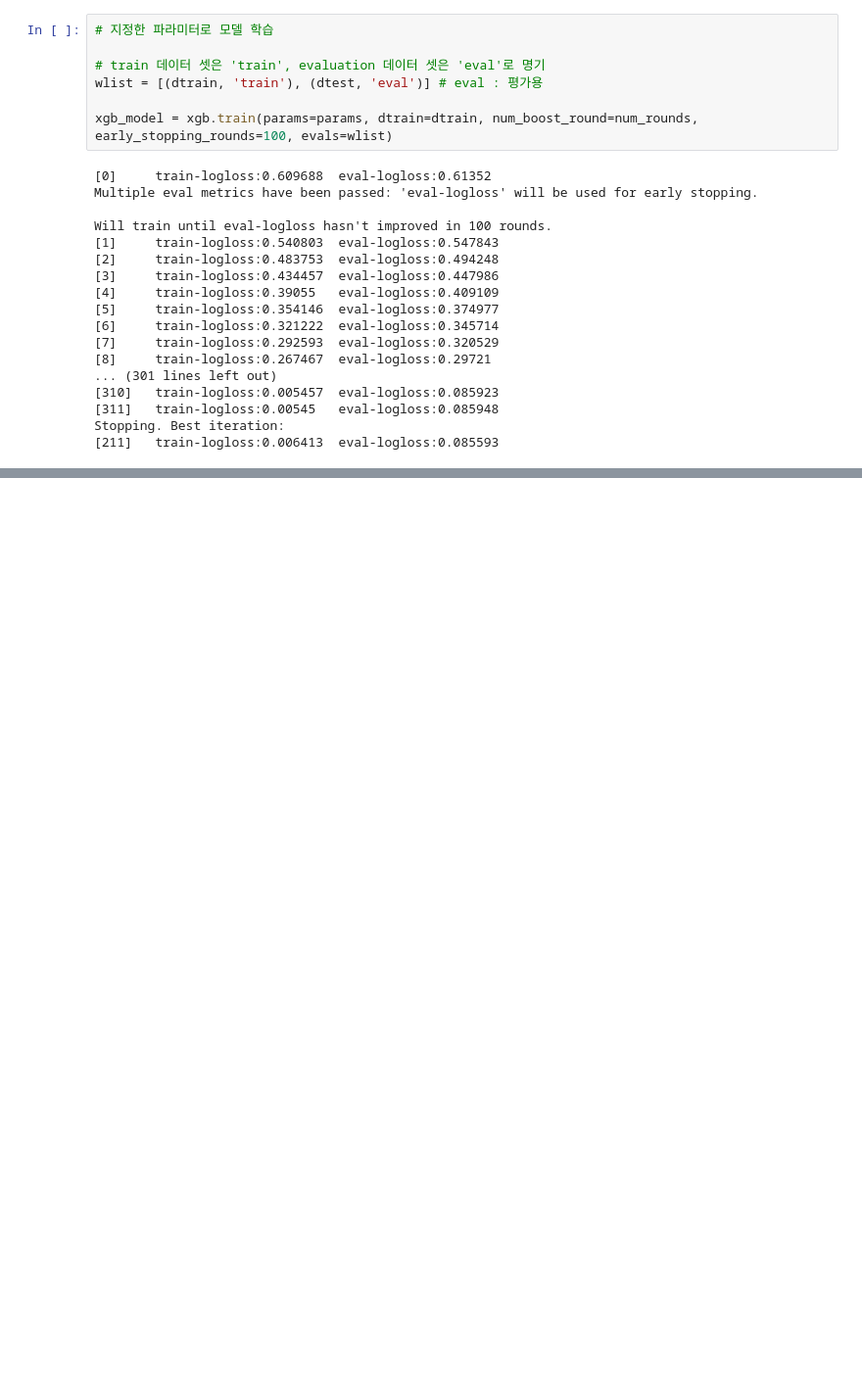
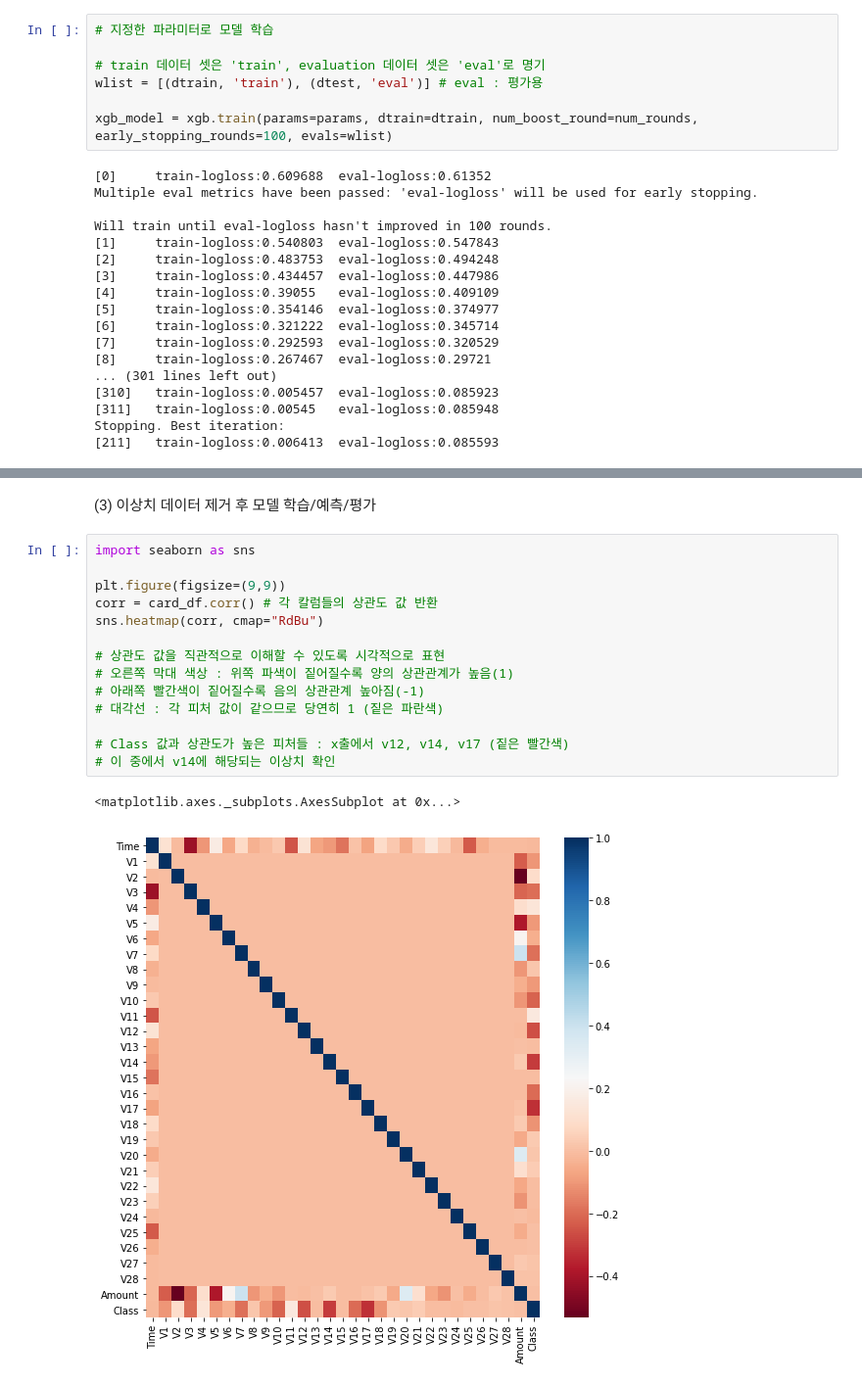
Before and after one commit to cabbi120101/TIL, a Jupyter notebook: ML/자습ML.ipynb, the cells around one changed output, grey strips where cells are left out. Shown at 98% size. Drawn from its saved outputs; the diff is of its cells as text; blank space fills up the shorter version.

```diff
--- a/ML/자습ML.ipynb
+++ b/ML/자습ML.ipynb
@@ -1684,0 +1952,19 @@ Stopping. Best iteration:
+# %% [markdown]
+(3) 이상치 데이터 제거 후 모델 학습/예측/평가
+# %%
+import seaborn as sns
+
+plt.figure(figsize=(9,9))
+corr = card_df.corr() # 각 칼럼들의 상관도 값 반환
+sns.heatmap(corr, cmap="RdBu")
+
+# 상관도 값을 직관적으로 이해할 수 있도록 시각적으로 표현
+# 오른쪽 막대 색상 : 위쪽 파색이 짙어질수록 양의 상관관계가 높음(1)
+# 아래쪽 빨간색이 짙어질수록 음의 상관관계 높아짐(-1)
+# 대각선 : 각 피처 값이 같으므로 당연히 1 (짙은 파란색)
+
+# Class 값과 상관도가 높은 피처들 : x출에서 v12, v14, v17 (짙은 빨간색)
+# 이 중에서 v14에 해당되는 이상치 확인
+# %% [output]
+<matplotlib.axes._subplots.AxesSubplot at 0x...>
+[figure, added]
```
Also changed, not shown: parts of 46 cells of this notebook.
